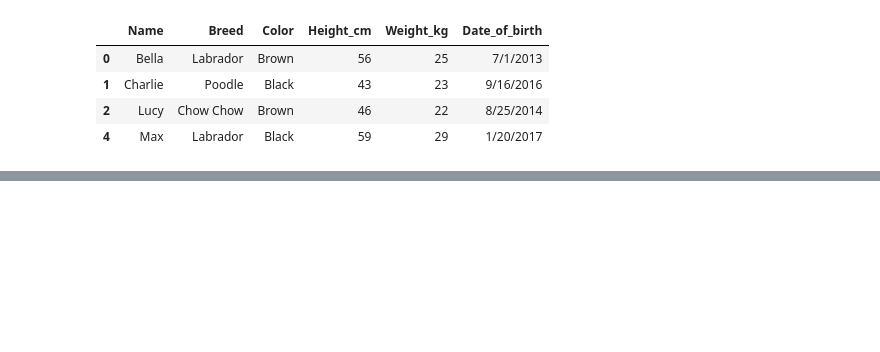
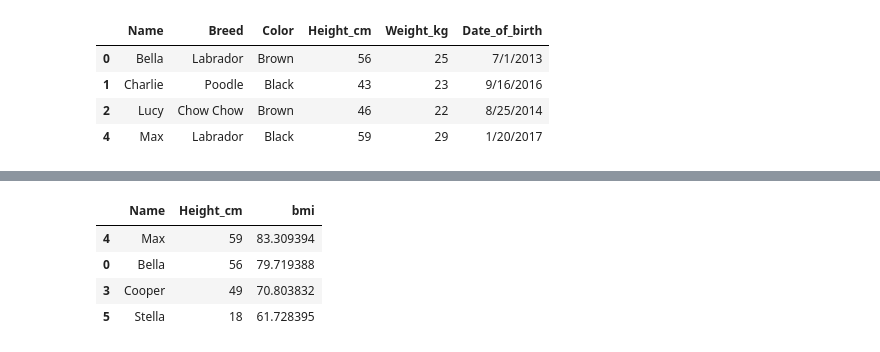
Before and after one commit to Syeda-Eman/40-days-of-Python, a Jupyter notebook: Day_22.ipynb, the cells around one changed output, grey strips where cells are left out. Saved outputs shown, nothing was run; the diff lists cells and outputs as text; code cells hidden in the pictures; blank space fills up the shorter version.

```diff
--- a/Day_22.ipynb
+++ b/Day_22.ipynb
@@ -268,3 +263,7 @@ dogs[is_black_or_brown]
 | 1 | Charlie | Poodle | Black | 43 | 23 | 9/16/2016 |
 | 2 | Lucy | Chow Chow | Brown | 46 | 22 | 8/25/2014 |
 | 4 | Max | Labrador | Black | 59 | 29 | 1/20/2017 |
+# %%
+#adding a new column
+dogs["Height_m"] = dogs["Height_cm"] / 100
+print(dogs)
@@ -270,0 +279,4 @@ dogs[is_black_or_brown]
+# %%
+#doggy mass index
+dogs["bmi"] = dogs["Weight_kg"] / dogs["Height_m"]**2
+print(dogs.head())
@@ -270,0 +297,11 @@ dogs[is_black_or_brown]
+# %%
+#multiple manipulations
+bmi_lt_100 = dogs[dogs["bmi"]<100]
+bmi_lt_100_height = bmi_lt_100.sort_values("Height_cm", ascending = False)
+bmi_lt_100_height[['Name',"Height_cm","bmi"]]
+# %% [output]
+|  | Name | Height_cm | bmi |
+| 4 | Max | 59 | 83.309394 |
+| 0 | Bella | 56 | 79.719388 |
+| 3 | Cooper | 49 | 70.803832 |
+| 5 | Stella | 18 | 61.728395 |
```
Also changed, not shown: parts of 3 cells of this notebook.
